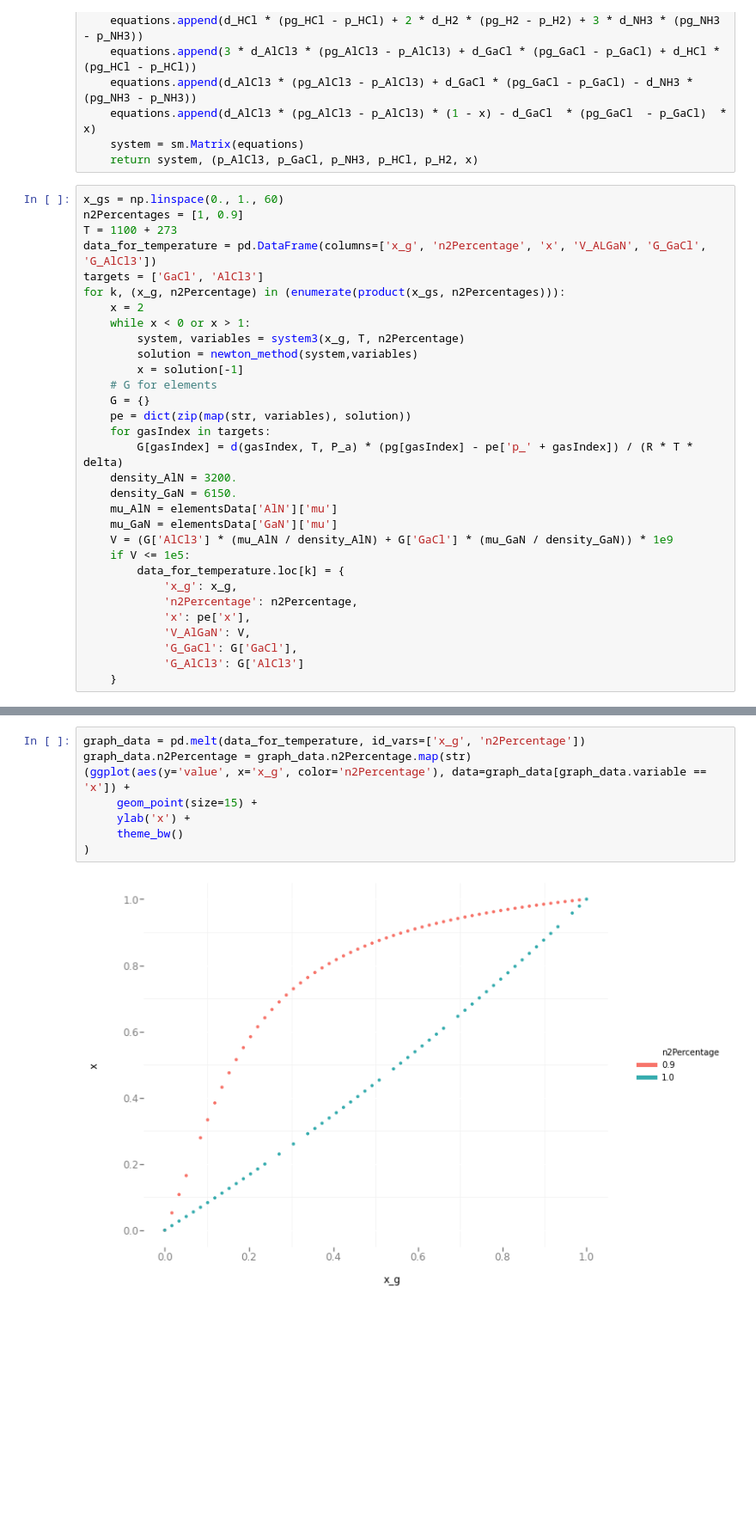
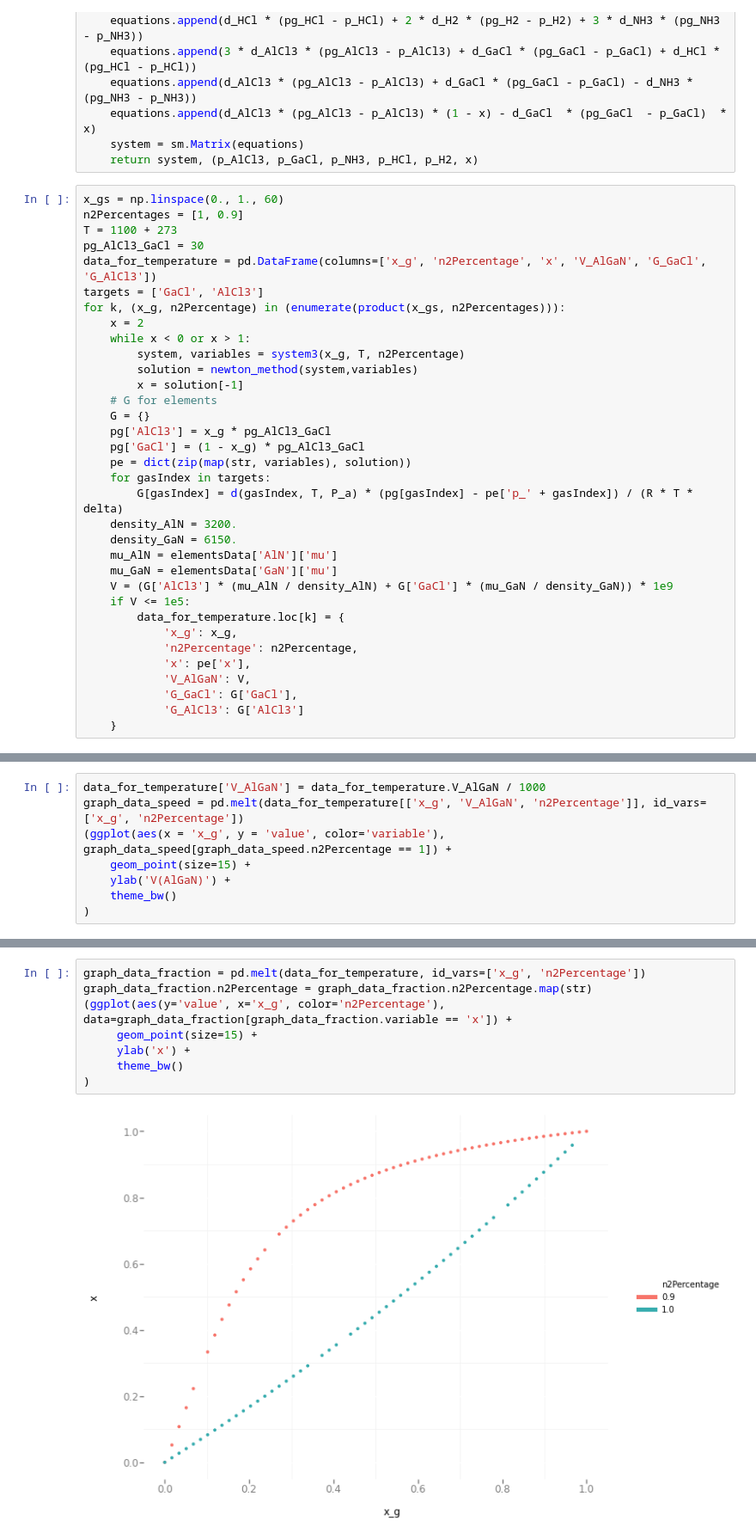
Before and after one commit to pavponn/computational-methods, a Jupyter notebook: course-work/AlganModel.ipynb, the cells around one changed output, grey strips where cells are left out. Shown at 86% size. Cells and saved outputs as stored; diff of their text form; blank space fills up the shorter version.

Commit message:
add graphics for speed & fix power in system for task 2

```diff
--- a/course-work/AlganModel.ipynb
+++ b/course-work/AlganModel.ipynb
@@ -396,7 +396,8 @@ def system3(x_g, T, n2Percentage):
 x_gs = np.linspace(0., 1., 60)
 n2Percentages = [1, 0.9]
 T = 1100 + 273
-data_for_temperature = pd.DataFrame(columns=['x_g', 'n2Percentage', 'x', 'V_ALGaN', 'G_GaCl', 'G_AlCl3'])
+pg_AlCl3_GaCl = 30
+data_for_temperature = pd.DataFrame(columns=['x_g', 'n2Percentage', 'x', 'V_AlGaN', 'G_GaCl', 'G_AlCl3'])
 targets = ['GaCl', 'AlCl3']
 for k, (x_g, n2Percentage) in (enumerate(product(x_gs, n2Percentages))):
     x = 2
@@ -406,6 +407,8 @@ for k, (x_g, n2Percentage) in (enumerate(product(x_gs, n2Percentages))):
         x = solution[-1]
     # G for elements
     G = {}
+    pg['AlCl3'] = x_g * pg_AlCl3_GaCl
+    pg['GaCl'] = (1 - x_g) * pg_AlCl3_GaCl
     pe = dict(zip(map(str, variables), solution))
     for gasIndex in targets:
         G[gasIndex] = d(gasIndex, T, P_a) * (pg[gasIndex] - pe['p_' + gasIndex]) / (R * T * delta)
@@ -425,0 +431,8 @@ for k, (x_g, n2Percentage) in (enumerate(product(x_gs, n2Percentages))):
+# %%
+data_for_temperature['V_AlGaN'] = data_for_temperature.V_AlGaN / 1000
+graph_data_speed = pd.melt(data_for_temperature[['x_g', 'V_AlGaN', 'n2Percentage']], id_vars=['x_g', 'n2Percentage'])
+(ggplot(aes(x = 'x_g', y = 'value', color='variable'), graph_data_speed[graph_data_speed.n2Percentage == 1]) +
+    geom_point(size=15) +
+    ylab('V(AlGaN)') +
+    theme_bw()
+)
@@ -426,10 +455,10 @@ for k, (x_g, n2Percentage) in (enumerate(product(x_gs, n2Percentages))):
 # %%
-graph_data = pd.melt(data_for_temperature, id_vars=['x_g', 'n2Percentage'])
-graph_data.n2Percentage = graph_data.n2Percentage.map(str)
-(ggplot(aes(y='value', x='x_g', color='n2Percentage'), data=graph_data[graph_data.variable == 'x']) +
+graph_data_fraction = pd.melt(data_for_temperature, id_vars=['x_g', 'n2Percentage'])
+graph_data_fraction.n2Percentage = graph_data_fraction.n2Percentage.map(str)
+(ggplot(aes(y='value', x='x_g', color='n2Percentage'), data=graph_data_fraction[graph_data_fraction.variable == 'x']) +
      geom_point(size=15) +
      ylab('x') +
      theme_bw()
 )
 # %% [output]
-[figure, old version]
+[figure, new version]
```
Also changed, not shown: parts of 7 cells of this notebook.
